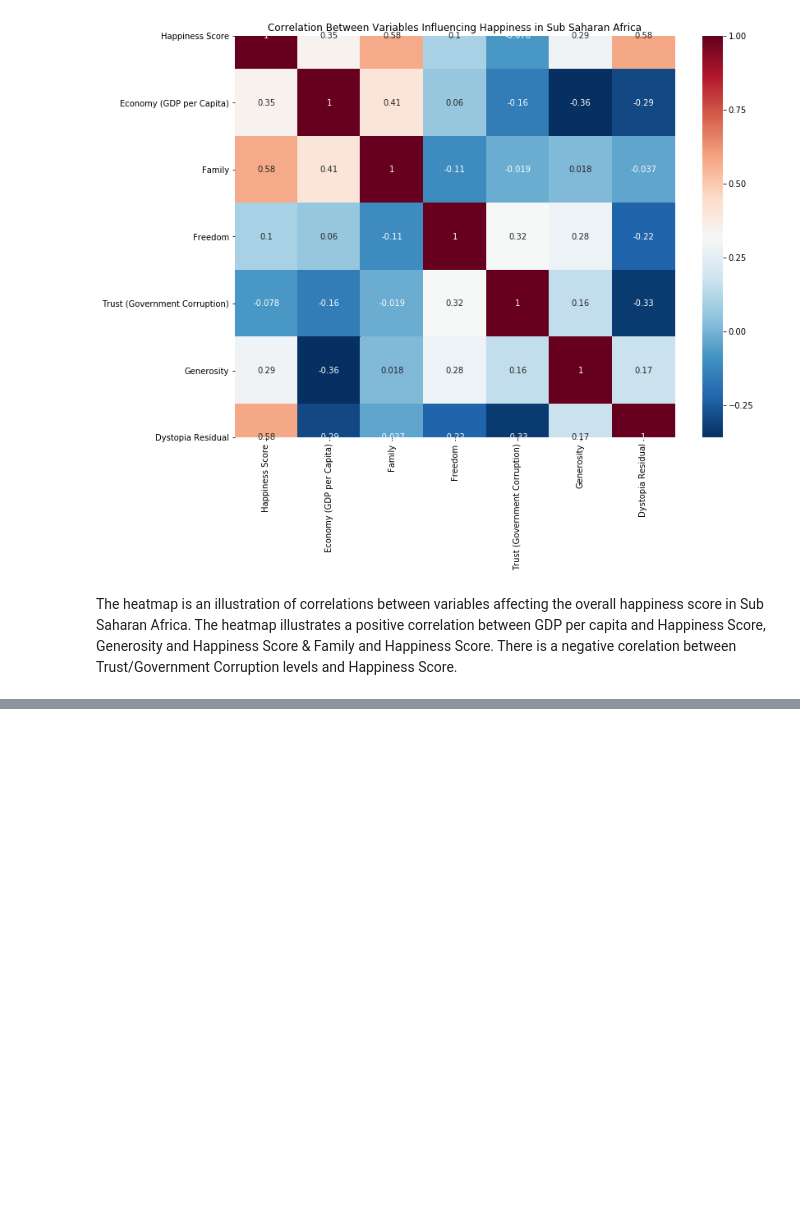
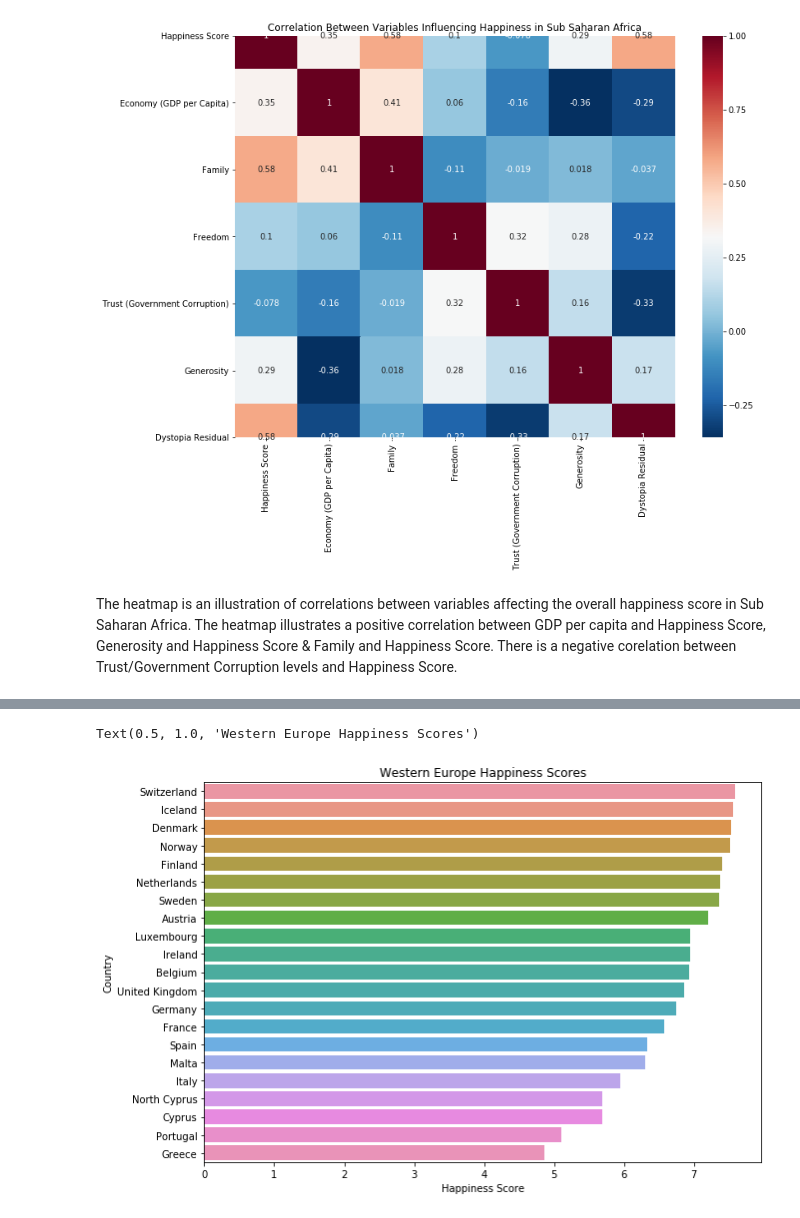
Before and after one commit to EugeneZnm/World-Happinesss-Report-Analysis, a Jupyter notebook: World Happiness Analysis.ipynb, the cells around one changed output, grey strips where cells are left out. Drawn from its saved outputs; the diff is of its cells as text; code cells hidden in the pictures; blank space fills up the shorter version.

```diff
--- a/World Happiness Analysis.ipynb
+++ b/World Happiness Analysis.ipynb
@@ -392,0 +424,9 @@ The heatmap is an illustration of correlations between variables affecting the o
+# %%
+WErp = grouped.get_group('Western Europe')
+# %%
+plt.subplots(figsize=(10,7))
+werp = sns.barplot(x='Happiness Score',y='Country', data=WErp)
+plt.title('Western Europe Happiness Scores')
+# %% [output]
+Text(0.5, 1.0, 'Western Europe Happiness Scores')
+[figure, added]
```
Also changed, not shown: parts of 15 cells of this notebook.
